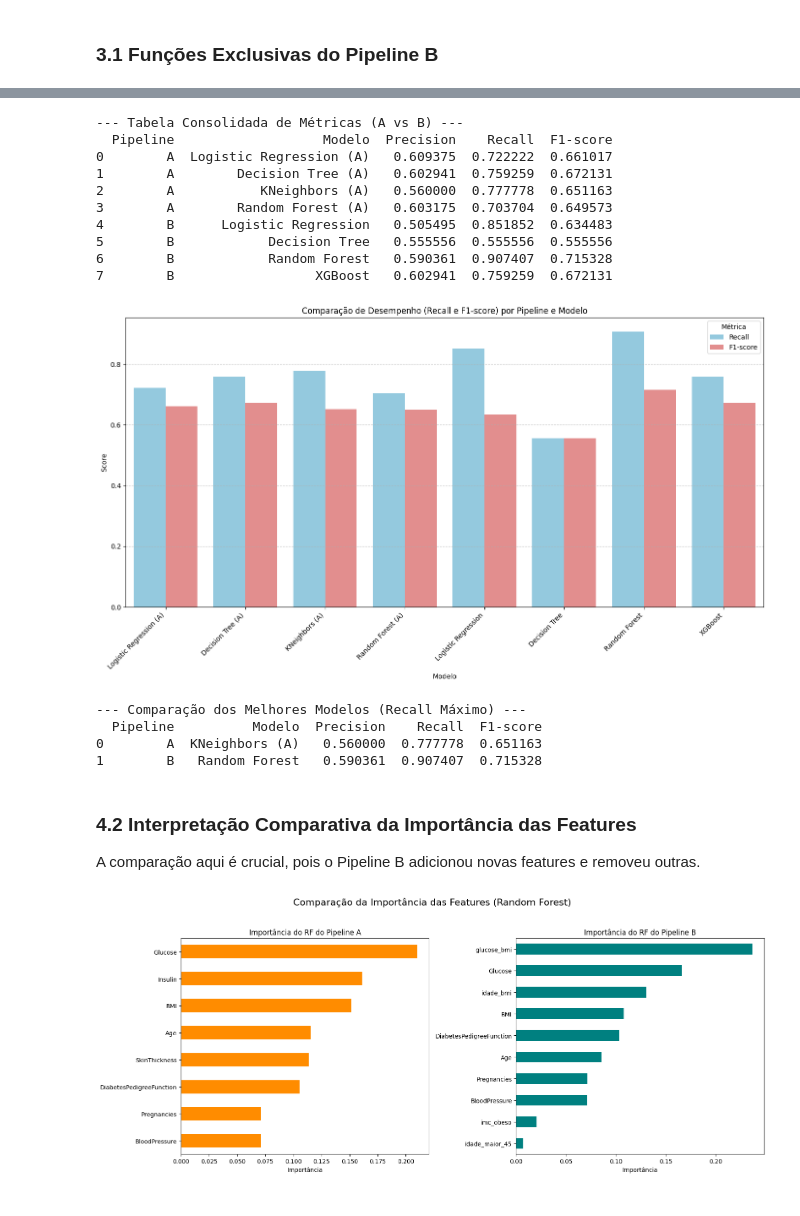
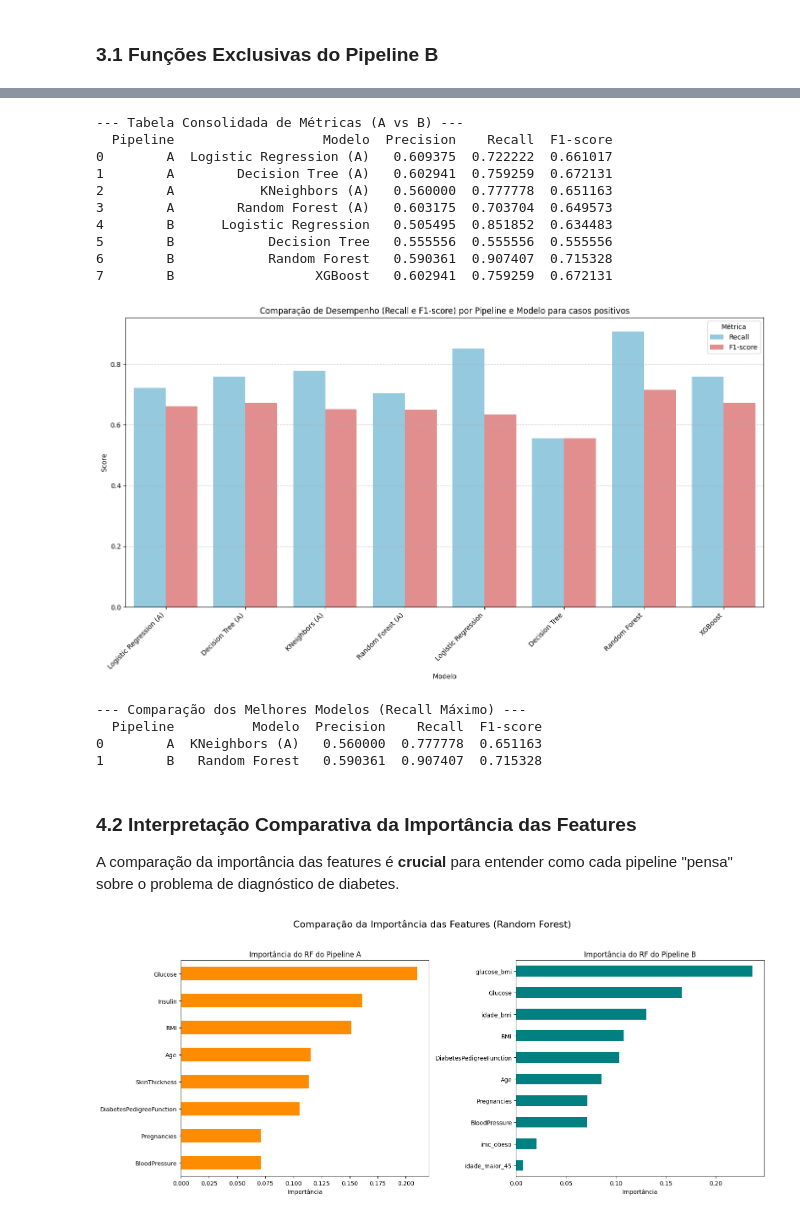
Before and after one commit to vagnerbarbosa/tech-challenge-fase-1, a Jupyter notebook: Diabetes_Analysis.ipynb, the cells around one changed output, grey strips where cells are left out. Drawn from its saved outputs; the diff is of its cells as text; code cells hidden in the pictures.

```diff
--- a/Diabetes_Analysis.ipynb
+++ b/Diabetes_Analysis.ipynb
@@ -524,46 +1041,47 @@ df_plot = resultados_consolidados.melt(id_vars=['Pipeline', 'Modelo'],
 plt.figure(figsize=(14, 8))
 sns.barplot(x='Modelo', y='Score', hue='Métrica', data=df_plot,
             palette={'Recall': 'skyblue', 'F1-score': 'lightcoral'})
-plt.title('Comparação de Desempenho (Recall e F1-score) por Pipeline e Modelo')
+plt.title('Comparação de Desempenho (Recall e F1-score) por Pipeline e Modelo para casos positivos')
 plt.xticks(rotation=45, ha='right')
 plt.legend(title='Métrica')
 plt.grid(axis='y', linestyle='--', alpha=0.7)
 plt.tight_layout()
 plt.show()
 
 # 3. Comparação Direta dos Melhores Modelos
 # Get the name of the best model from Pipeline A based on max recall
 melhor_modelo_A_name = resultados_A.loc[resultados_A['Recall'].idxmax()]['Modelo']
 melhor_A = resultados_A.loc[resultados_A['Modelo'] == melhor_modelo_A_name]
 
 # Get the name of the best model from Pipeline B based on max recall
 melhor_modelo_B_name = resultados_B.loc[resultados_B['Recall'].idxmax()]['Modelo']
 melhor_B = resultados_B.loc[resultados_B['Modelo'] == melhor_modelo_B_name]
 
 
 df_melhores = pd.concat([melhor_A, melhor_B], ignore_index=True)
 
 print("\n--- Comparação dos Melhores Modelos (Recall Máximo) ---")
 print(df_melhores[['Pipeline', 'Modelo', 'Precision', 'Recall', 'F1-score']])
 # %% [output]
 --- Tabela Consolidada de Métricas (A vs B) ---
   Pipeline                   Modelo  Precision    Recall  F1-score
 0        A  Logistic Regression (A)   0.609375  0.722222  0.661017
 1        A        Decision Tree (A)   0.602941  0.759259  0.672131
 2        A           KNeighbors (A)   0.560000  0.777778  0.651163
 3        A        Random Forest (A)   0.603175  0.703704  0.649573
 4        B      Logistic Regression   0.505495  0.851852  0.634483
 5        B            Decision Tree   0.555556  0.555556  0.555556
 6        B            Random Forest   0.590361  0.907407  0.715328
 7        B                  XGBoost   0.602941  0.759259  0.672131
-[figure, old version]
+[figure, new version]
 --- Comparação dos Melhores Modelos (Recall Máximo) ---
   Pipeline          Modelo  Precision    Recall  F1-score
 0        A  KNeighbors (A)   0.560000  0.777778  0.651163
 1        B   Random Forest   0.590361  0.907407  0.715328
 # %% [markdown]
 ### 4.2 Interpretação Comparativa da Importância das Features
-A comparação aqui é crucial, pois o Pipeline B adicionou novas features e removeu outras.
+
+A comparação da importância das features é **crucial** para entender como cada pipeline "pensa" sobre o problema de diagnóstico de diabetes.
 # %%
 # Célula 4.2: Interpretação e Comparação de Features
 
```
Also changed, not shown: parts of 13 cells of this notebook, 2 other files.
